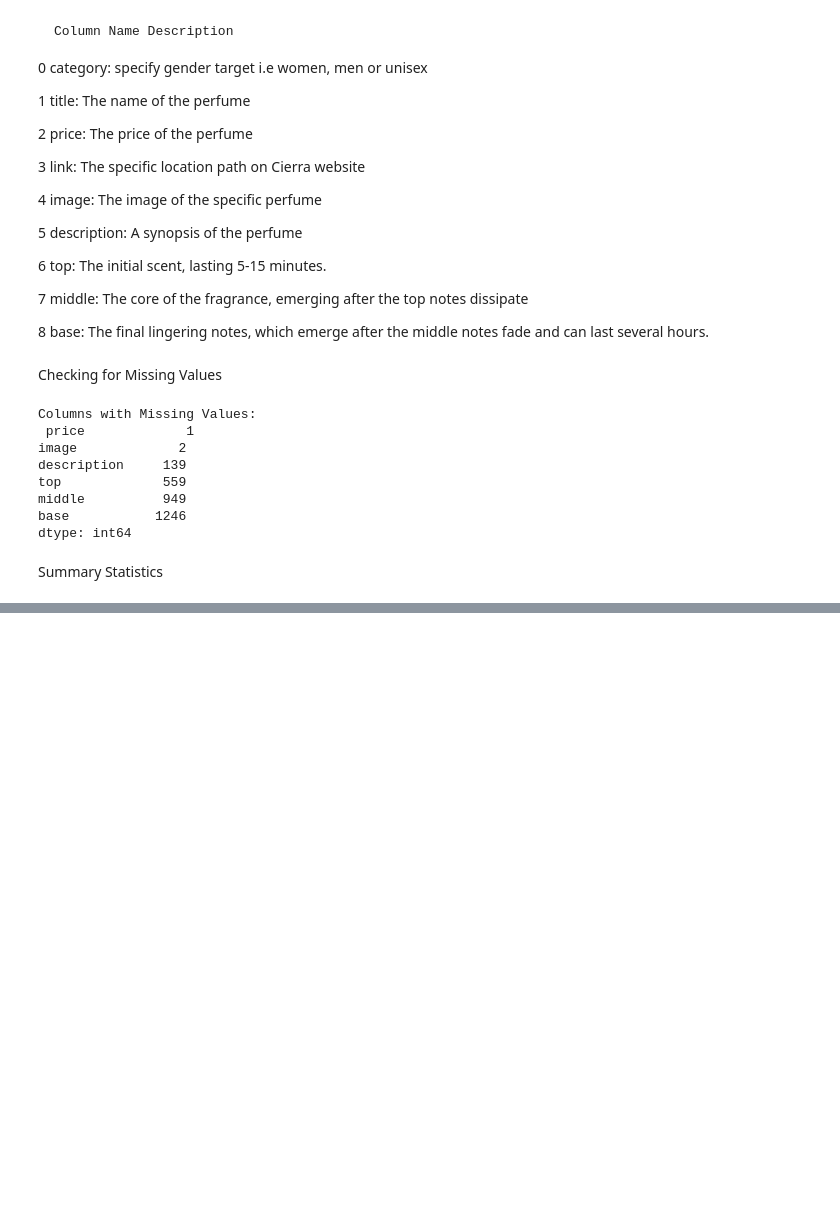
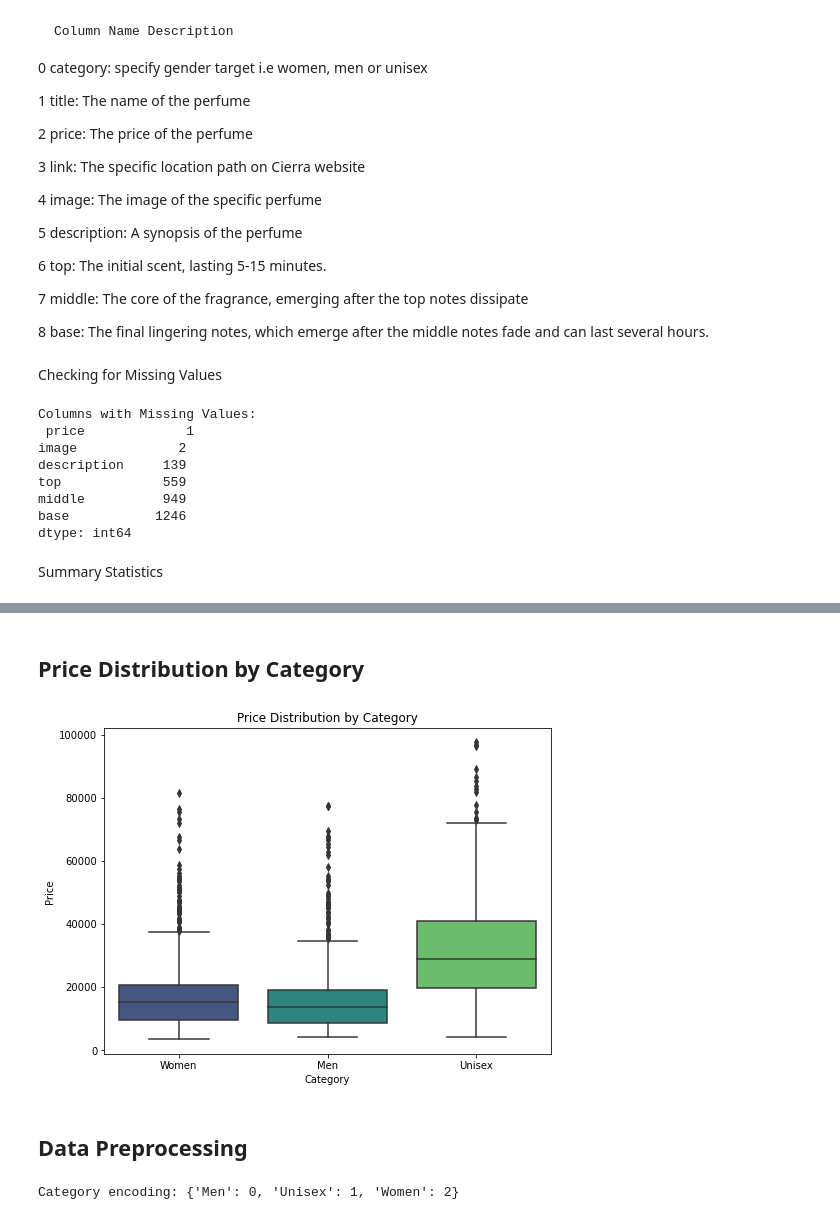
Before and after one commit to Nzoki/PERFUME-RECOMMENDER-SYSTEM, a Jupyter notebook: Notebooks/stephen.ipynb, the cells around one changed output, grey strips where cells are left out. Drawn from its saved outputs; the diff is of its cells as text; code cells hidden in the pictures; blank space fills up the shorter version.

```diff
--- a/Notebooks/stephen.ipynb
+++ b/Notebooks/stephen.ipynb
@@ -84,0 +245,13 @@ Summary Statistics:
+# %% [markdown]
+## Price Distribution by Category
+# %%
+plt.figure(figsize=(8, 6))
+sns.boxplot(data=df, x='category', y='price', palette='viridis')
+plt.title('Price Distribution by Category')
+plt.xlabel('Category')
+plt.ylabel('Price')
+plt.show()
+# %% [output]
+[figure, added]
+# %% [markdown]
+## Data Preprocessing
@@ -84,0 +273,10 @@ Summary Statistics:
+# %%
+# Initialize label encoder for category
+label_encoder = LabelEncoder()
+
+# Fit and transform the 'category' column
+df['category_encoded'] = label_encoder.fit_transform(df['category'])
+category_mapping = dict(zip(label_encoder.classes_, label_encoder.transform(label_encoder.classes_)))
+print("Category encoding:", category_mapping)
+# %% [output]
+Category encoding: {'Men': 0, 'Unisex': 1, 'Women': 2}
```
Also changed, not shown: parts of 44 cells of this notebook.
